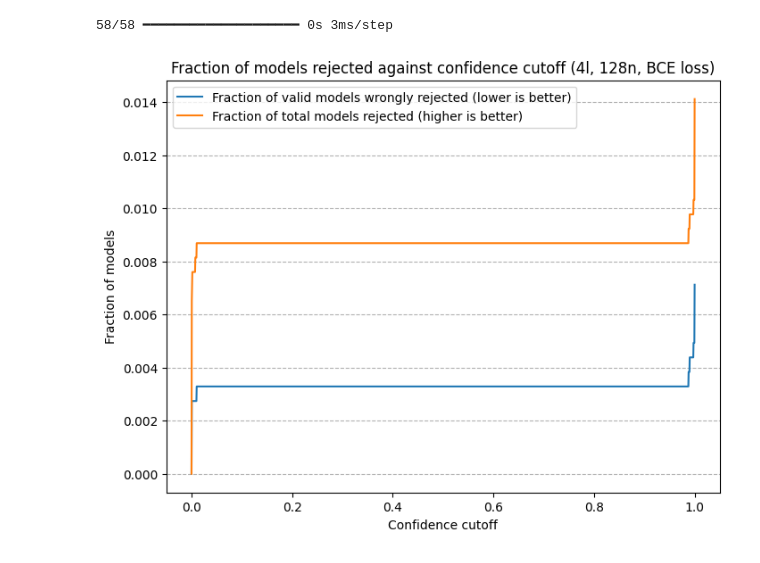
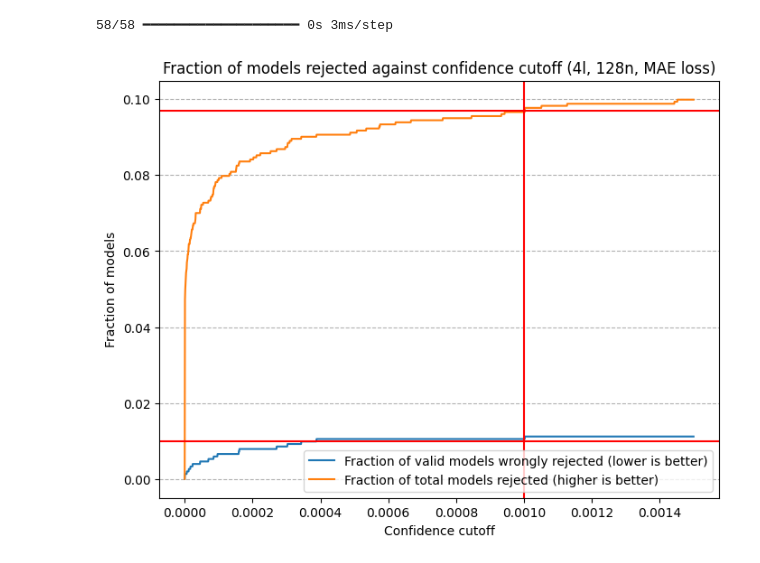
Before and after one commit to benvlasto/MPhys-Project, a Jupyter notebook: notebooks/CLs_model.ipynb, the cells around one changed output. Saved outputs shown, nothing was run; the diff lists cells and outputs as text; code cells hidden in the pictures.

```diff
--- a/notebooks/CLs_model.ipynb
+++ b/notebooks/CLs_model.ipynb
@@ -200,39 +201,50 @@ def plot_rejections_by_cutoff(true_values, predicted_values, num_points=100, x_r
     # Create array of incorrect rejection
     incorrect_rejections = []
     total_rejections = []
+    ratio = []
 
     for cutoff in test_cutoffs:
 
         # Calculate which predictions are rejected by chosen cutoff
         rejected_predictions = predicted_values < cutoff
 
         # Calculate fraction of models that should have been accepted but were rejected
         total_wrongly_rejected = (rejected_predictions > target_rejections).sum()
         fraction_wrongly_rejected = total_wrongly_rejected / correct_accepted.sum()
 
         # Calculate fraction of all models rejected
         fraction_rejeceted = rejected_predictions.sum() / len(true_values)
 
         # Store these values for plotting
         incorrect_rejections.append(fraction_wrongly_rejected)
         total_rejections.append(fraction_rejeceted)
 
+    incorrect_rejections = np.array(incorrect_rejections)
+    total_rejections = np.array(total_rejections)
+    ratio = total_rejections / incorrect_rejections
+    ratio = ratio / 400
+
     # Plot fraction of rejected models against cutoff
     plt.figure(figsize=(8, 6))
     plt.plot(test_cutoffs, incorrect_rejections)
     plt.plot(test_cutoffs, total_rejections)
-    #plt.axhline(0.01, color="red")
+
+    #plt.plot(test_cutoffs, ratio)
+
+    plt.axhline(0.01, color="red")
+    plt.axhline(0.097, color="red")
+    plt.axvline(0.001, color='red')
     plt.xlabel("Confidence cutoff")
     plt.ylabel("Fraction of models")
     plt.grid(axis='y', linestyle='--')
     plt.legend(["Fraction of valid models wrongly rejected (lower is better)", "Fraction of total models rejected (higher is better)"])
-    plt.title("Fraction of models rejected against confidence cutoff (4l, 128n, BCE loss)")
+    plt.title("Fraction of models rejected against confidence cutoff (4l, 128n, MAE loss)")
 
     if save == True:
         plt.savefig(f"../plots/fitting_different_CLs/{chosen_CLs[:-8]}.png")
 
     plt.show()
+
+plot_rejections_by_cutoff(targets, predictions, len(targets), 0.0015, save=False)
+# %% [output]
+[figure, added]
-# %%
-plot_rejections_by_cutoff(targets, predictions, len(targets), 1, save=True)
-# %% [output]
-[figure, removed]
```
Also changed, not shown: parts of 2 cells of this notebook, 5 other files.
